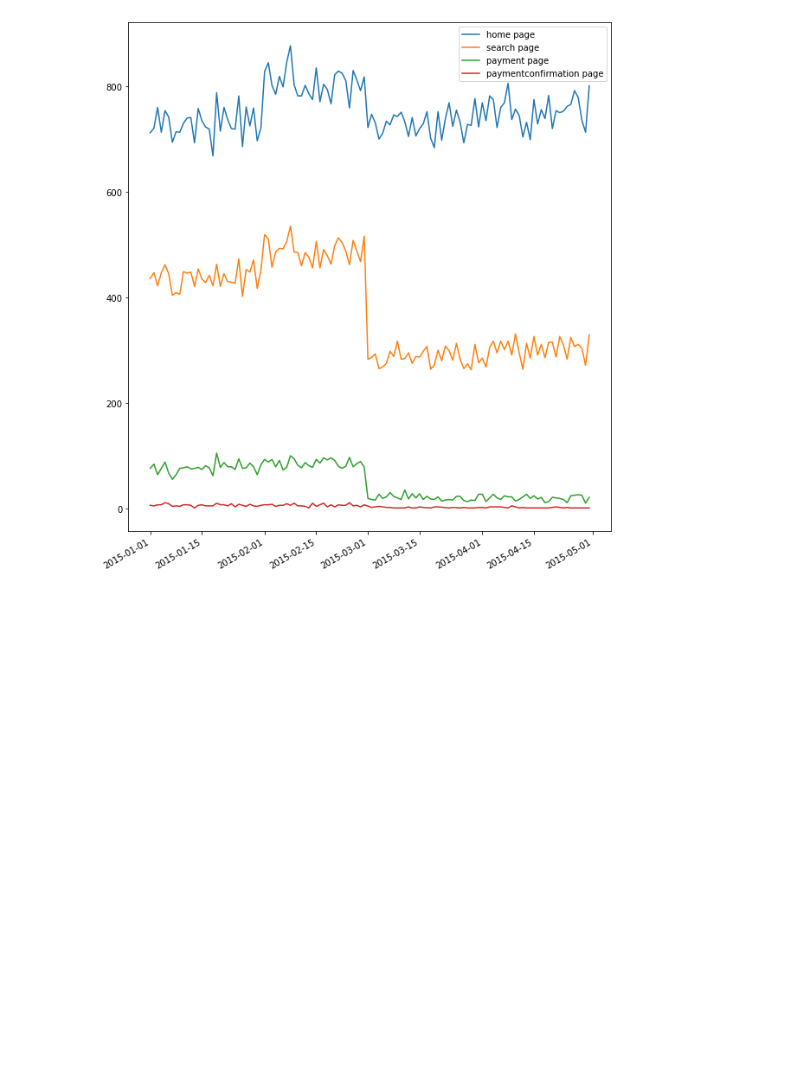
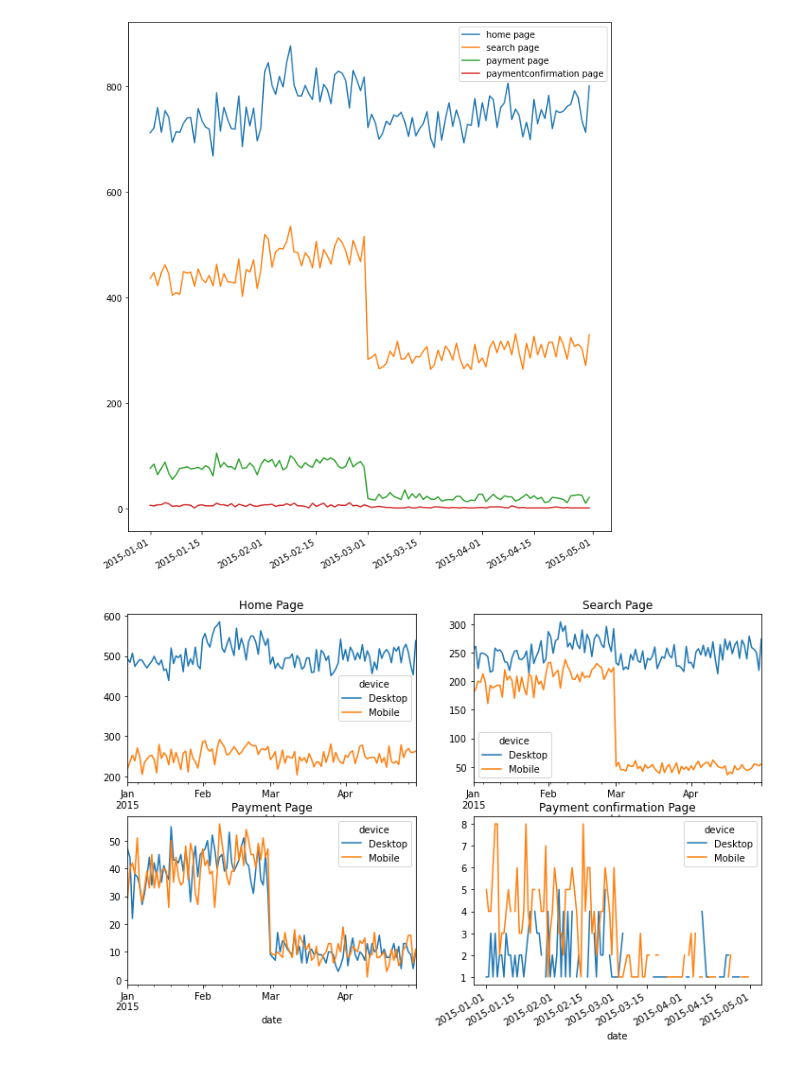
Before and after one commit to priyaljain04/Funnel-Analysis, a Jupyter notebook: FunnelAnalysis1.ipynb, the cells around one changed output. Drawn from its saved outputs; the diff is of its cells as text; code cells hidden in the pictures; blank space fills up the shorter version.

```diff
--- a/FunnelAnalysis1.ipynb
+++ b/FunnelAnalysis1.ipynb
@@ -259,3 +260,20 @@ plt.legend()
 plt.show()
 # %% [output]
 [figure]
+# %%
+#Check thorugh which device the numbers of users decreased the most
+home_group = home_data.groupby(['date','device'])['user_id'].nunique().unstack('device')
+search_group = search_data.groupby(['date','device'])['user_id'].nunique().unstack('device')
+payment_group = payment_data.groupby(['date','device'])['user_id'].nunique().unstack('device')
+payment_confd_group = payconf_data.groupby(['date','device'])['user_id'].nunique().unstack('device')
+
+fig,axes = plt.subplots(2, 2,figsize =(12,8))
+home_group.plot(kind='line',title = 'Home Page',ax = axes[0,0])
+search_group.plot(kind='line',title = 'Search Page',ax = axes[0,1])
+payment_group.plot(kind ='line',title = 'Payment Page',ax = axes[1,0])
+payment_confd_group.plot(kind ='line',title = 'Payment confirmation Page',ax = axes[1,1])
+plt.savefig("test.png")
+
+plt.show()
+# %% [output]
+[figure, added]
```
Also changed, not shown: parts of 4 cells of this notebook.
